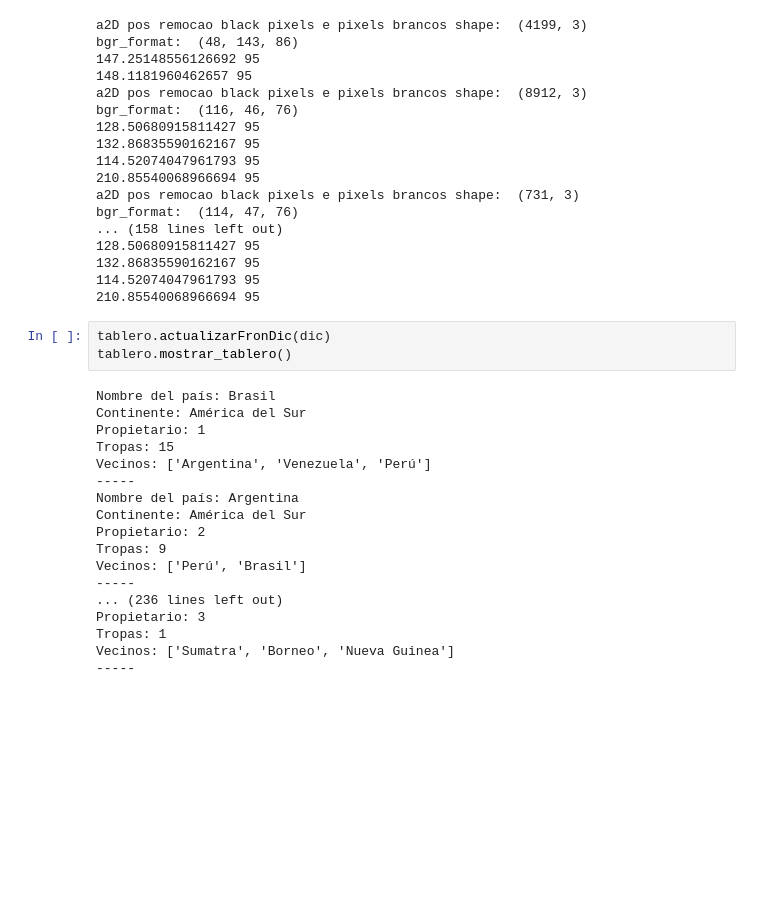
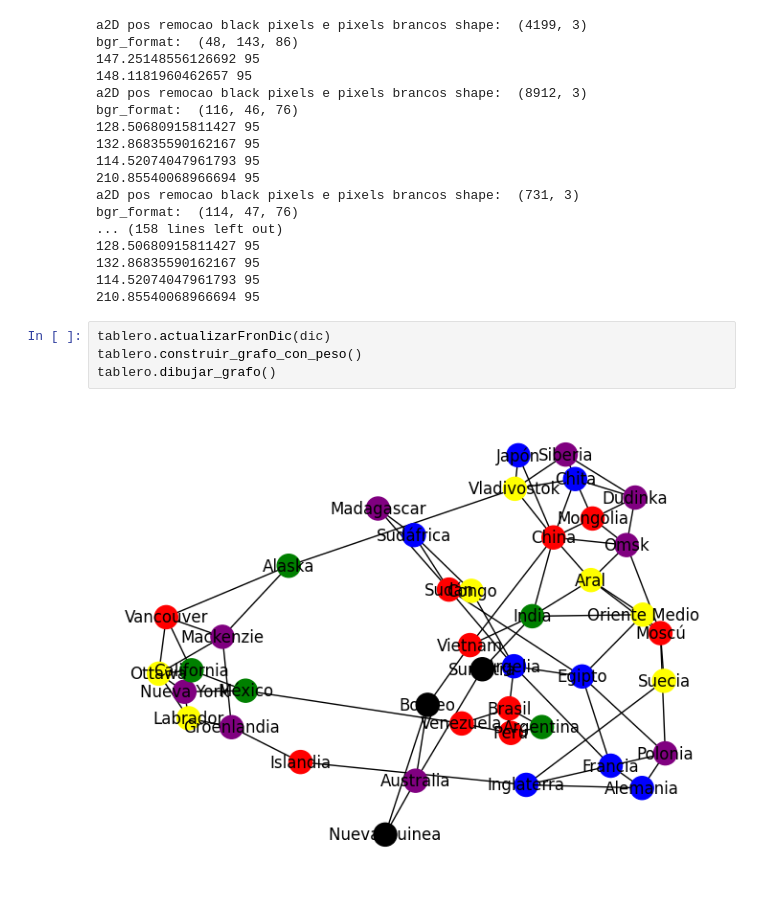
Before and after one commit to SantiagoLunaRomero/WAR_grafos_PUCPR, a Jupyter notebook: run/prueba.ipynb, the cells around one changed output. Drawn from its saved outputs; the diff is of its cells as text; blank space fills up the shorter version.

```diff
--- a/run/prueba.ipynb
+++ b/run/prueba.ipynb
@@ -234,22 +213,7 @@ bgr_format:  (114, 47, 76)
 210.85540068966694 95
 # %%
 tablero.actualizarFronDic(dic)
-tablero.mostrar_tablero()
+tablero.construir_grafo_con_peso()
+tablero.dibujar_grafo()
 # %% [output]
-Nombre del país: Brasil
-Continente: América del Sur
-Propietario: 1
-Tropas: 15
-Vecinos: ['Argentina', 'Venezuela', 'Perú']
------
-Nombre del país: Argentina
-Continente: América del Sur
-Propietario: 2
-Tropas: 9
-Vecinos: ['Perú', 'Brasil']
------
-... (236 lines left out)
-Propietario: 3
-Tropas: 1
-Vecinos: ['Sumatra', 'Borneo', 'Nueva Guinea']
------
+[figure, added]
```
Also changed, not shown: parts of 2 cells of this notebook, 2 other files.
